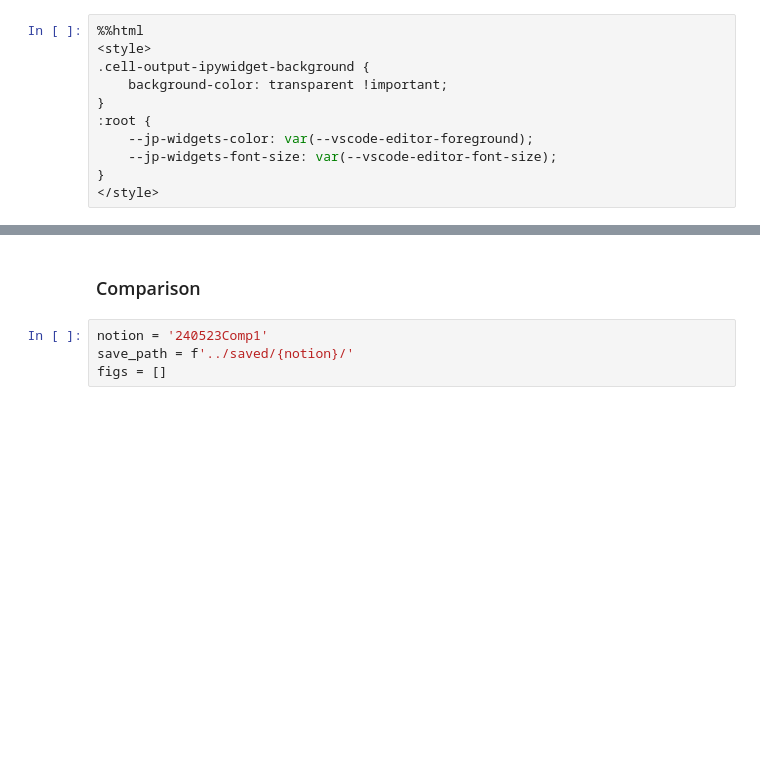
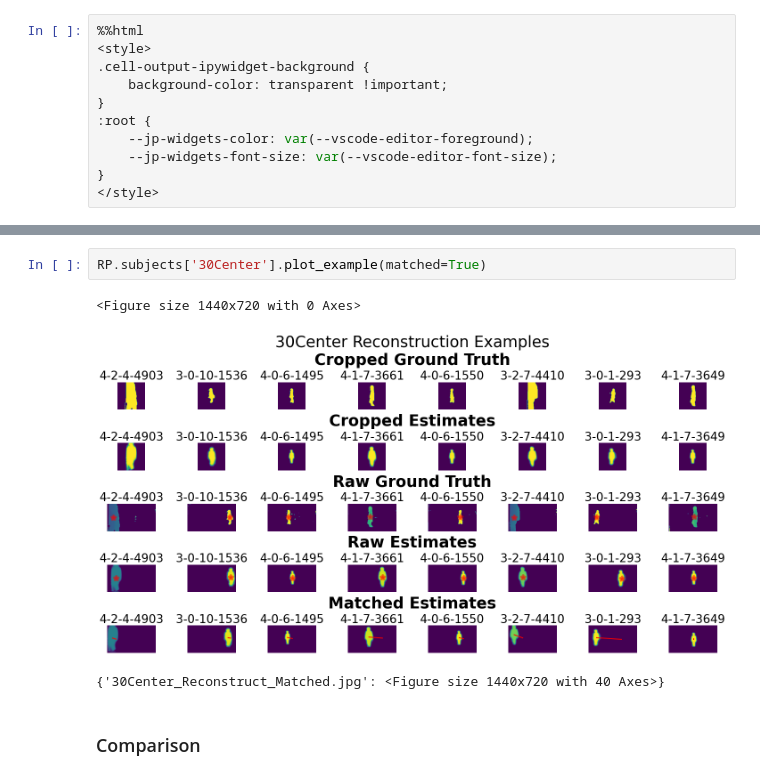
Before and after one commit to MilkywayCocktail/Models, a Jupyter notebook: BenchmarksV07C2.ipynb, the cells around one changed output, grey strips where cells are left out. Drawn from its saved outputs; the diff is of its cells as text; blank space fills up the shorter version.

```diff
--- a/BenchmarksV07C2.ipynb
+++ b/BenchmarksV07C2.ipynb
@@ -28,7 +63,9 @@ import DataSetting_v2 as DS
+# %%
+RP.subjects['30Center'].plot_example(matched=True)
+# %% [output]
+<Figure size 1440x720 with 0 Axes>
+[figure, added]
+{'30Center_Reconstruct_Matched.jpg': <Figure size 1440x720 with 40 Axes>}
 # %% [markdown]
 ### Comparison
-# %%
-notion = '240523Comp1'
-save_path = f'../saved/{notion}/'
-figs = []
 # %%
```
Also changed, not shown: parts of 37 cells of this notebook, 8 other files.
